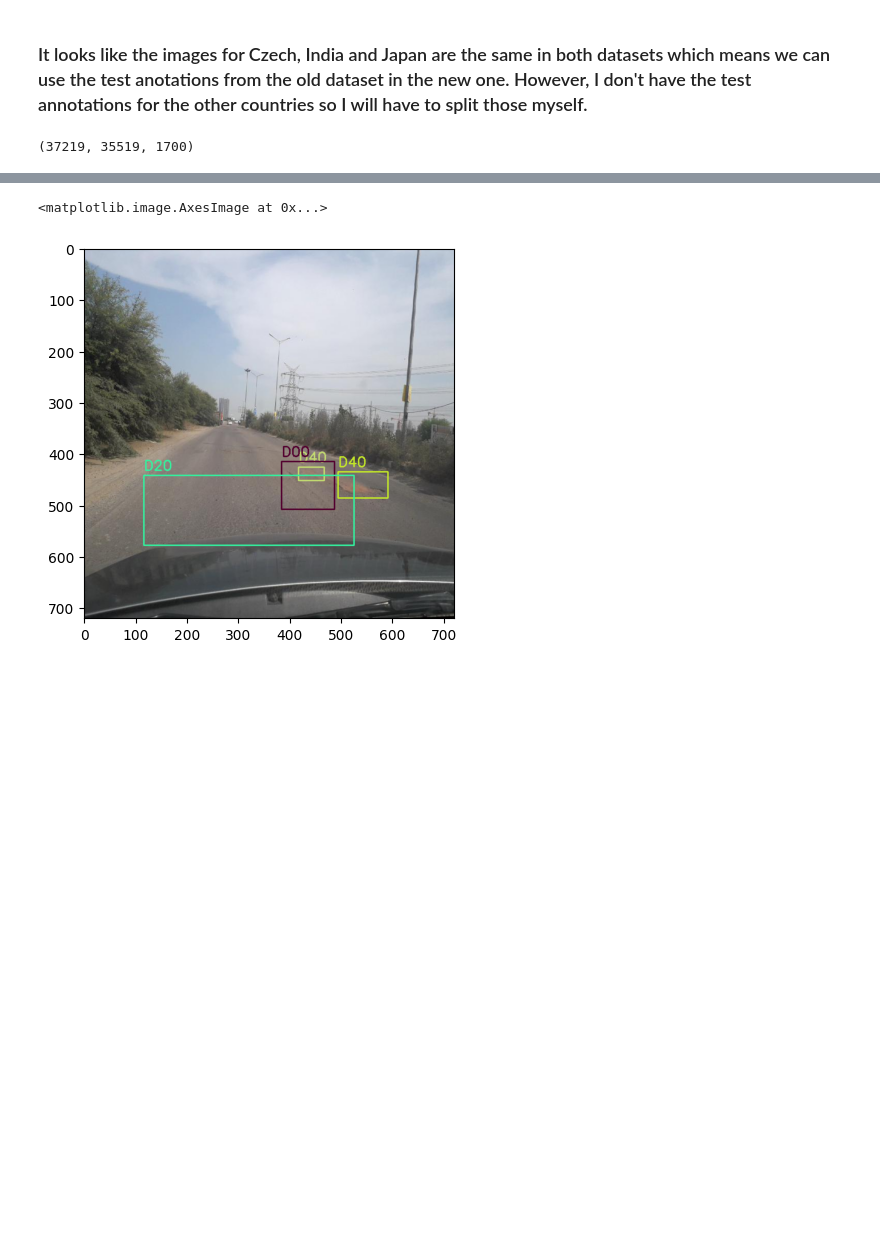
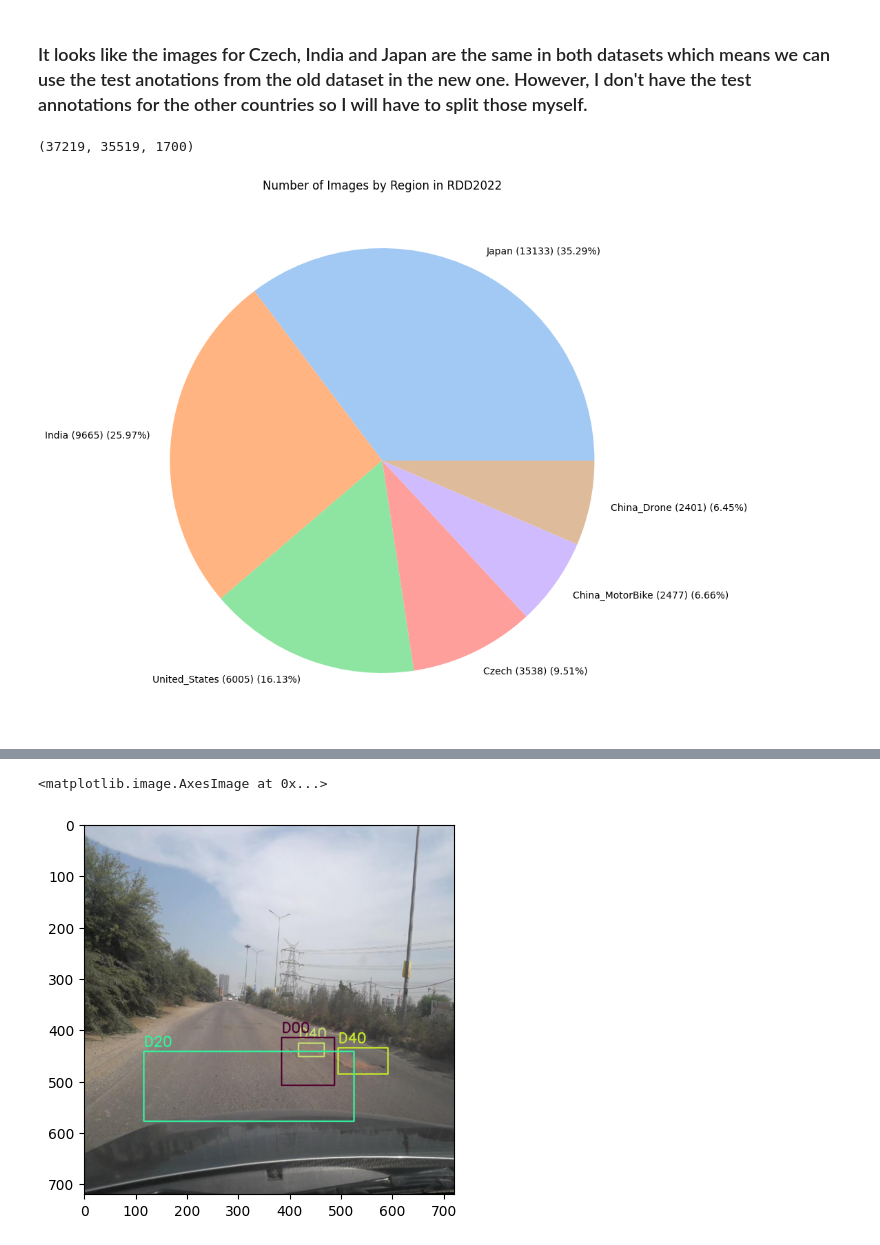
Before and after one commit to JaviBT/tfg-informatica, a Jupyter notebook: data/prepare_data.ipynb, the cells around one changed output, grey strips where cells are left out. Cells and saved outputs as stored; diff of their text form; code cells hidden in the pictures; blank space fills up the shorter version.

```diff
--- a/data/prepare_data.ipynb
+++ b/data/prepare_data.ipynb
@@ -83,3 +84,16 @@ for region in num_images_2022:
 total_images_2022, total_anotated_2022, total_not_anotated_2022
 # %% [output]
 (37219, 35519, 1700)
+# %%
+# With seaborn create pie charts for the number of images by country
+num_images_2022_df = pd.DataFrame(num_images_2022).T
+
+plt.figure(figsize=(10, 10))
+# Show Name of Region, Total Images for that Region, Percentage of Total Images inside it's pie segment (Dont show percentage in the middle and move the labels inside the pie)
+# Order the regions by total number of images
+num_images_2022_df = num_images_2022_df.sort_values('total', ascending=False)
+plt.pie(num_images_2022_df['total'], labels=[f'{region} ({int(num_images_2022_df["total"][region])}) ({round(num_images_2022_df["total"][region] / total_images_2022 * 100, 2)}%)' for region in num_images_2022_df.index], colors=sns.color_palette('pastel'))
+plt.title('Number of Images by Region in RDD2022')
+plt.show()
+# %% [output]
+[figure, added]
```
Also changed, not shown: parts of 7 cells of this notebook, 3 other files.
